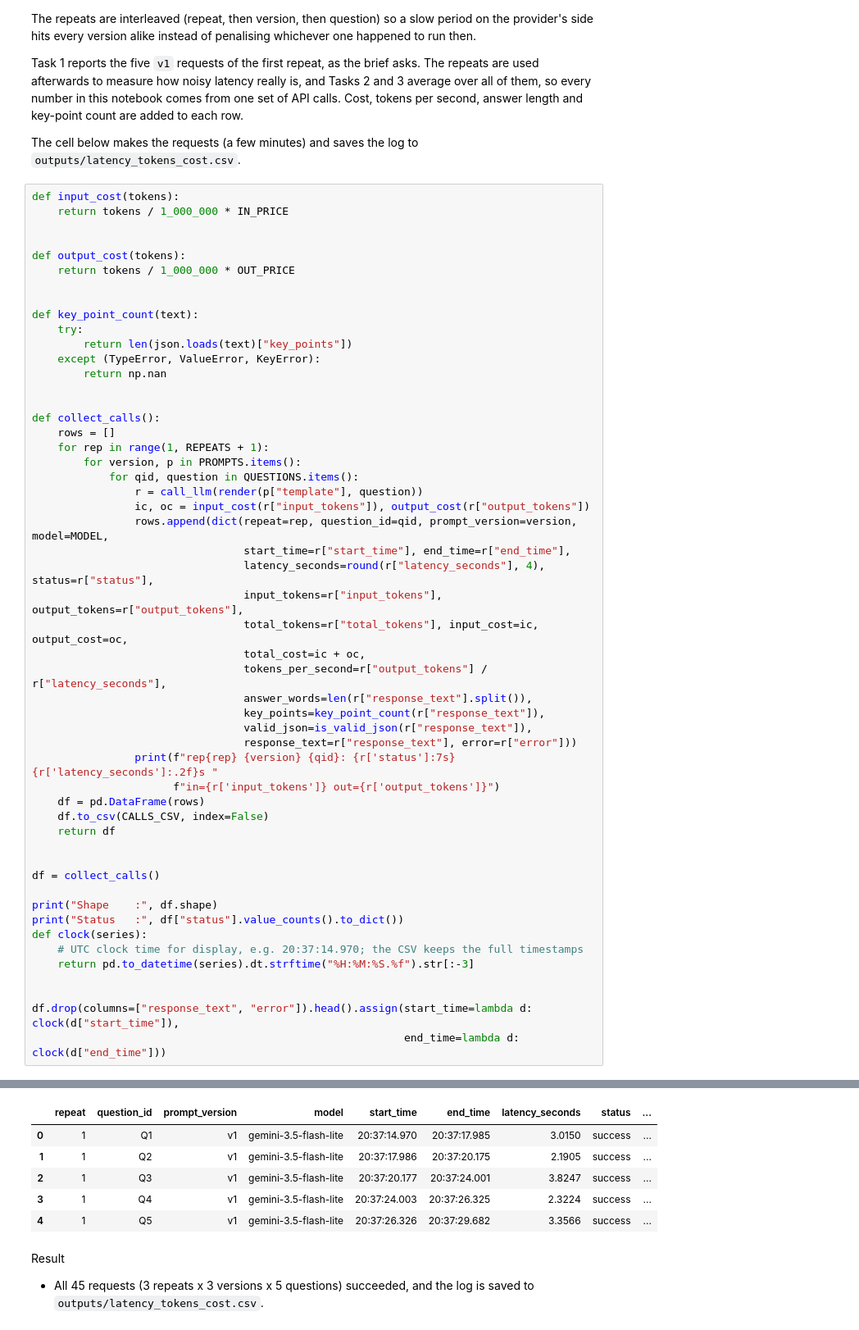
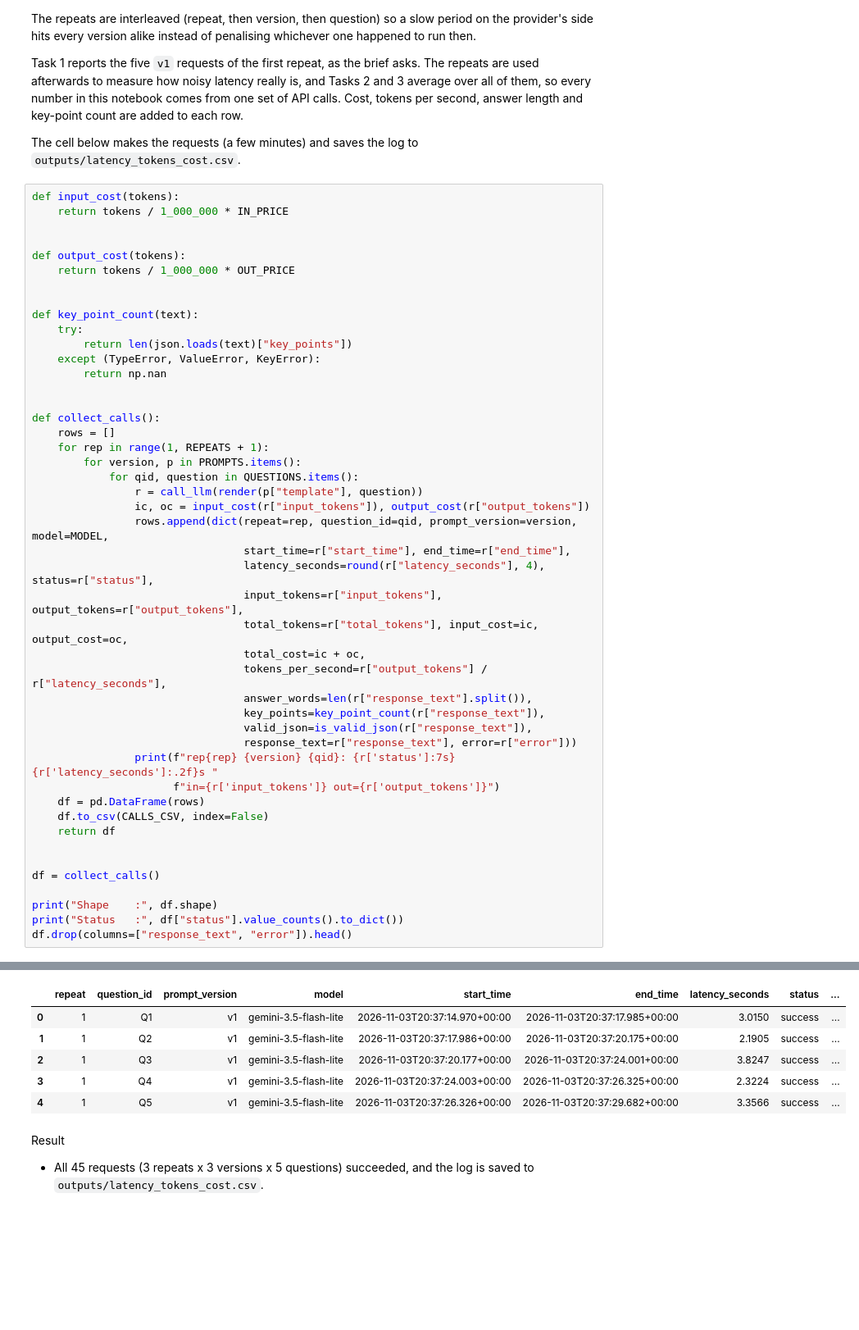
Before and after one commit to rising-entropy/MLOps-Assignment-2, a Jupyter notebook: assignment.ipynb, the cells around one changed output, grey strips where cells are left out. Shown at 82% size. Saved outputs shown, nothing was run; the diff lists cells and outputs as text; blank space fills up the shorter version.

```diff
--- a/assignment.ipynb
+++ b/assignment.ipynb
@@ -253,45 +253,39 @@ def collect_calls():
         for version, p in PROMPTS.items():
             for qid, question in QUESTIONS.items():
                 r = call_llm(render(p["template"], question))
                 ic, oc = input_cost(r["input_tokens"]), output_cost(r["output_tokens"])
                 rows.append(dict(repeat=rep, question_id=qid, prompt_version=version, model=MODEL,
                                  start_time=r["start_time"], end_time=r["end_time"],
                                  latency_seconds=round(r["latency_seconds"], 4), status=r["status"],
                                  input_tokens=r["input_tokens"], output_tokens=r["output_tokens"],
                                  total_tokens=r["total_tokens"], input_cost=ic, output_cost=oc,
                                  total_cost=ic + oc,
                                  tokens_per_second=r["output_tokens"] / r["latency_seconds"],
                                  answer_words=len(r["response_text"].split()),
                                  key_points=key_point_count(r["response_text"]),
                                  valid_json=is_valid_json(r["response_text"]),
                                  response_text=r["response_text"], error=r["error"]))
                 print(f"rep{rep} {version} {qid}: {r['status']:7s} {r['latency_seconds']:.2f}s "
                       f"in={r['input_tokens']} out={r['output_tokens']}")
     df = pd.DataFrame(rows)
     df.to_csv(CALLS_CSV, index=False)
     return df
 
 
 df = collect_calls()
 
 print("Shape    :", df.shape)
 print("Status   :", df["status"].value_counts().to_dict())
-def clock(series):
-    # UTC clock time for display, e.g. 20:37:14.970; the CSV keeps the full timestamps
-    return pd.to_datetime(series).dt.strftime("%H:%M:%S.%f").str[:-3]
-
-
-df.drop(columns=["response_text", "error"]).head().assign(start_time=lambda d: clock(d["start_time"]),
-                                                          end_time=lambda d: clock(d["end_time"]))
+df.drop(columns=["response_text", "error"]).head()
 # %% [output]
 Shape    : (45, 20)
 Status   : {'success': 45}
 |  | repeat | question_id | prompt_version | model | start_time | end_time | latency_seconds | status | ... |
-| 0 | 1 | Q1 | v1 | gemini-3.5-flash-lite | 20:37:14.970 | 20:37:17.985 | 3.0150 | success | ... |
-| 1 | 1 | Q2 | v1 | gemini-3.5-flash-lite | 20:37:17.986 | 20:37:20.175 | 2.1905 | success | ... |
-| 2 | 1 | Q3 | v1 | gemini-3.5-flash-lite | 20:37:20.177 | 20:37:24.001 | 3.8247 | success | ... |
-| 3 | 1 | Q4 | v1 | gemini-3.5-flash-lite | 20:37:24.003 | 20:37:26.325 | 2.3224 | success | ... |
-| 4 | 1 | Q5 | v1 | gemini-3.5-flash-lite | 20:37:26.326 | 20:37:29.682 | 3.3566 | success | ... |
+| 0 | 1 | Q1 | v1 | gemini-3.5-flash-lite | 2026-11-03T20:37:14.970+00:00 | 2026-11-03T20:37:17.985+00:00 | 3.0150 | success | ... |
+| 1 | 1 | Q2 | v1 | gemini-3.5-flash-lite | 2026-11-03T20:37:17.986+00:00 | 2026-11-03T20:37:20.175+00:00 | 2.1905 | success | ... |
+| 2 | 1 | Q3 | v1 | gemini-3.5-flash-lite | 2026-11-03T20:37:20.177+00:00 | 2026-11-03T20:37:24.001+00:00 | 3.8247 | success | ... |
+| 3 | 1 | Q4 | v1 | gemini-3.5-flash-lite | 2026-11-03T20:37:24.003+00:00 | 2026-11-03T20:37:26.325+00:00 | 2.3224 | success | ... |
+| 4 | 1 | Q5 | v1 | gemini-3.5-flash-lite | 2026-11-03T20:37:26.326+00:00 | 2026-11-03T20:37:29.682+00:00 | 3.3566 | success | ... |
 # %% [markdown]
 Result
 
```
Also changed, not shown: parts of 8 cells of this notebook, 12 other files.
